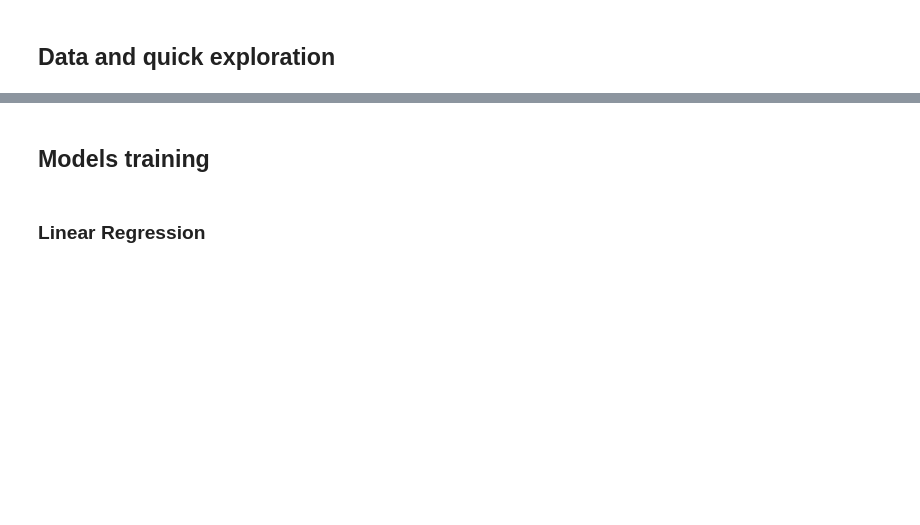
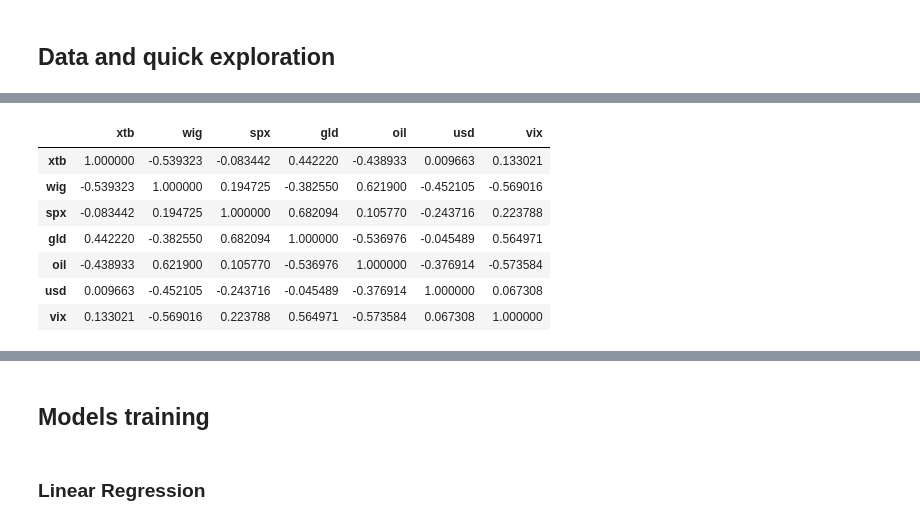
Before and after one commit to JetBlack101/stock-price-forecasting, a Jupyter notebook: simple stock price prediction.ipynb, the cells around one changed output, grey strips where cells are left out. Drawn from its saved outputs; the diff is of its cells as text; code cells hidden in the pictures; blank space fills up the shorter version.

```diff
--- a/simple stock price prediction.ipynb
+++ b/simple stock price prediction.ipynb
@@ -93,3 +116,16 @@ plt.show()
+# %%
+# Correlation between the variables
+cor = dataset.corr()
+cor
+# %% [output]
+|  | xtb | wig | spx | gld | oil | usd | vix |
+| xtb | 1.000000 | -0.539323 | -0.083442 | 0.442220 | -0.438933 | 0.009663 | 0.133021 |
+| wig | -0.539323 | 1.000000 | 0.194725 | -0.382550 | 0.621900 | -0.452105 | -0.569016 |
+| spx | -0.083442 | 0.194725 | 1.000000 | 0.682094 | 0.105770 | -0.243716 | 0.223788 |
+| gld | 0.442220 | -0.382550 | 0.682094 | 1.000000 | -0.536976 | -0.045489 | 0.564971 |
+| oil | -0.438933 | 0.621900 | 0.105770 | -0.536976 | 1.000000 | -0.376914 | -0.573584 |
+| usd | 0.009663 | -0.452105 | -0.243716 | -0.045489 | -0.376914 | 1.000000 | 0.067308 |
+| vix | 0.133021 | -0.569016 | 0.223788 | 0.564971 | -0.573584 | 0.067308 | 1.000000 |
 # %%
 fig,ax =plt.subplots(figsize=(7,7))
 
```
Also changed, not shown: parts of 25 cells of this notebook.
